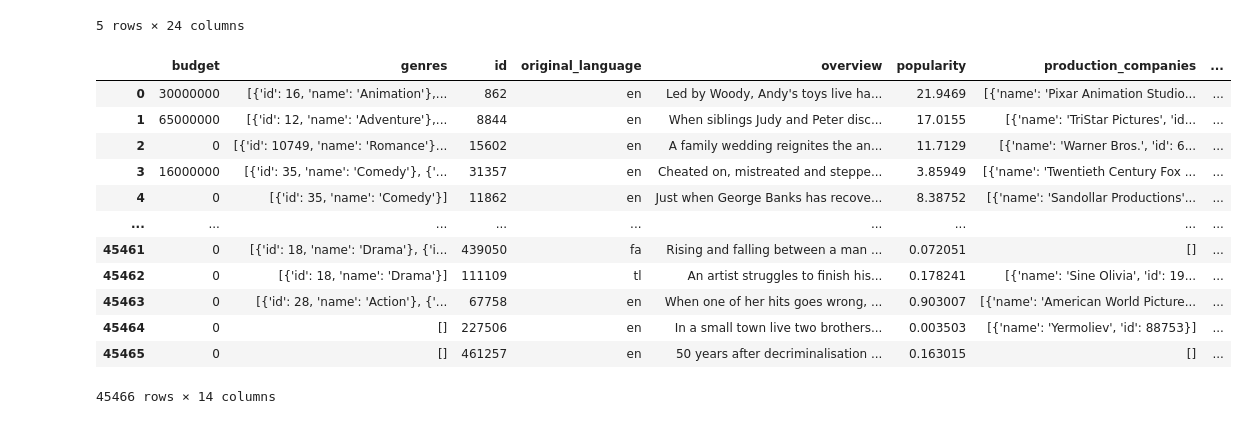
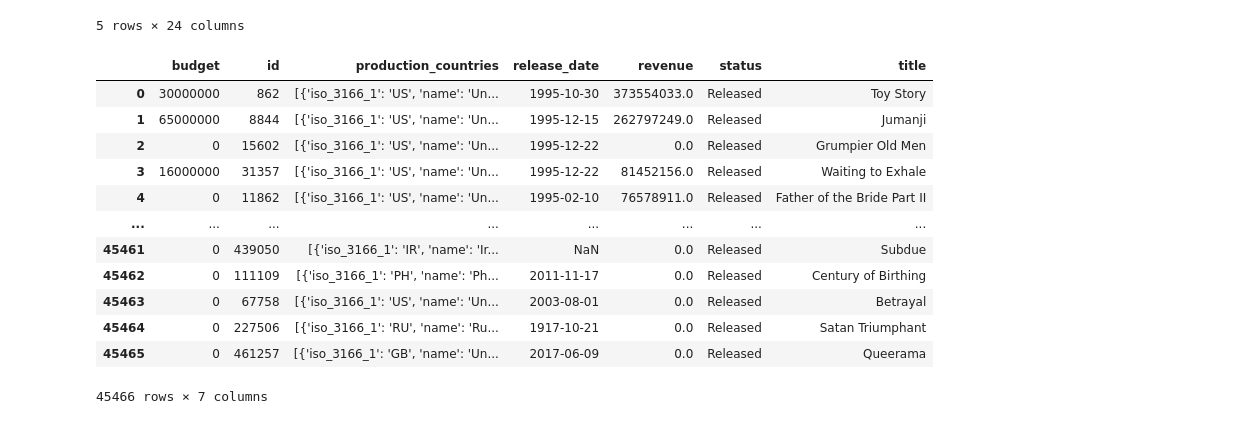
Before and after one commit to RubyRose7/ETL-Project, a Jupyter notebook: Resources/clean_movies.ipynb, the cells around one changed output. Cells and saved outputs as stored; diff of their text form; code cells hidden in the pictures.

```diff
--- a/Resources/clean_movies.ipynb
+++ b/Resources/clean_movies.ipynb
@@ -18,23 +19,24 @@ movies_data.head()
 # %%
 # Remove columns
 movies_data["production_countries"]
 movies_df= movies_data.drop(columns=["adult","belongs_to_collection", "homepage", "imdb_id", "original_title",
-                                  "runtime", "spoken_languages", "tagline", "poster_path", "video"])
+                                  "runtime", "spoken_languages", "tagline", "poster_path", "video","genres", "original_language",
+                                    "overview", "popularity","production_companies","vote_average","vote_count"])
 movies_df
 # %% [output]
-|  | budget | genres | id | original_language | overview | popularity | production_companies | ... |
-| 0 | 30000000 | [{'id': 16, 'name': 'Animation'},... | 862 | en | Led by Woody, Andy's toys live ha... | 21.9469 | [{'name': 'Pixar Animation Studio... | ... |
-| 1 | 65000000 | [{'id': 12, 'name': 'Adventure'},... | 8844 | en | When siblings Judy and Peter disc... | 17.0155 | [{'name': 'TriStar Pictures', 'id... | ... |
-| 2 | 0 | [{'id': 10749, 'name': 'Romance'}... | 15602 | en | A family wedding reignites the an... | 11.7129 | [{'name': 'Warner Bros.', 'id': 6... | ... |
-| 3 | 16000000 | [{'id': 35, 'name': 'Comedy'}, {'... | 31357 | en | Cheated on, mistreated and steppe... | 3.85949 | [{'name': 'Twentieth Century Fox ... | ... |
-| 4 | 0 | [{'id': 35, 'name': 'Comedy'}] | 11862 | en | Just when George Banks has recove... | 8.38752 | [{'name': 'Sandollar Productions'... | ... |
-| ... | ... | ... | ... | ... | ... | ... | ... | ... |
-| 45461 | 0 | [{'id': 18, 'name': 'Drama'}, {'i... | 439050 | fa | Rising and falling between a man ... | 0.072051 | [] | ... |
-| 45462 | 0 | [{'id': 18, 'name': 'Drama'}] | 111109 | tl | An artist struggles to finish his... | 0.178241 | [{'name': 'Sine Olivia', 'id': 19... | ... |
-| 45463 | 0 | [{'id': 28, 'name': 'Action'}, {'... | 67758 | en | When one of her hits goes wrong, ... | 0.903007 | [{'name': 'American World Picture... | ... |
-| 45464 | 0 | [] | 227506 | en | In a small town live two brothers... | 0.003503 | [{'name': 'Yermoliev', 'id': 88753}] | ... |
-| 45465 | 0 | [] | 461257 | en | 50 years after decriminalisation ... | 0.163015 | [] | ... |
+|  | budget | id | production_countries | release_date | revenue | status | title |
+| 0 | 30000000 | 862 | [{'iso_3166_1': 'US', 'name': 'Un... | 1995-10-30 | 373554033.0 | Released | Toy Story |
+| 1 | 65000000 | 8844 | [{'iso_3166_1': 'US', 'name': 'Un... | 1995-12-15 | 262797249.0 | Released | Jumanji |
+| 2 | 0 | 15602 | [{'iso_3166_1': 'US', 'name': 'Un... | 1995-12-22 | 0.0 | Released | Grumpier Old Men |
+| 3 | 16000000 | 31357 | [{'iso_3166_1': 'US', 'name': 'Un... | 1995-12-22 | 81452156.0 | Released | Waiting to Exhale |
+| 4 | 0 | 11862 | [{'iso_3166_1': 'US', 'name': 'Un... | 1995-02-10 | 76578911.0 | Released | Father of the Bride Part II |
+| ... | ... | ... | ... | ... | ... | ... | ... |
+| 45461 | 0 | 439050 | [{'iso_3166_1': 'IR', 'name': 'Ir... | NaN | 0.0 | Released | Subdue |
+| 45462 | 0 | 111109 | [{'iso_3166_1': 'PH', 'name': 'Ph... | 2011-11-17 | 0.0 | Released | Century of Birthing |
+| 45463 | 0 | 67758 | [{'iso_3166_1': 'US', 'name': 'Un... | 2003-08-01 | 0.0 | Released | Betrayal |
+| 45464 | 0 | 227506 | [{'iso_3166_1': 'RU', 'name': 'Ru... | 1917-10-21 | 0.0 | Released | Satan Triumphant |
+| 45465 | 0 | 461257 | [{'iso_3166_1': 'GB', 'name': 'Un... | 2017-06-09 | 0.0 | Released | Queerama |
-45466 rows × 14 columns
+45466 rows × 7 columns
 # %%
 # Movies produced only in the US
 movies_US_df= movies_df[movies_df["production_countries"] == "[{'iso_3166_1': 'US', 'name': 'United States of America'}]"]
```
Also changed, not shown: parts of 8 cells of this notebook.
